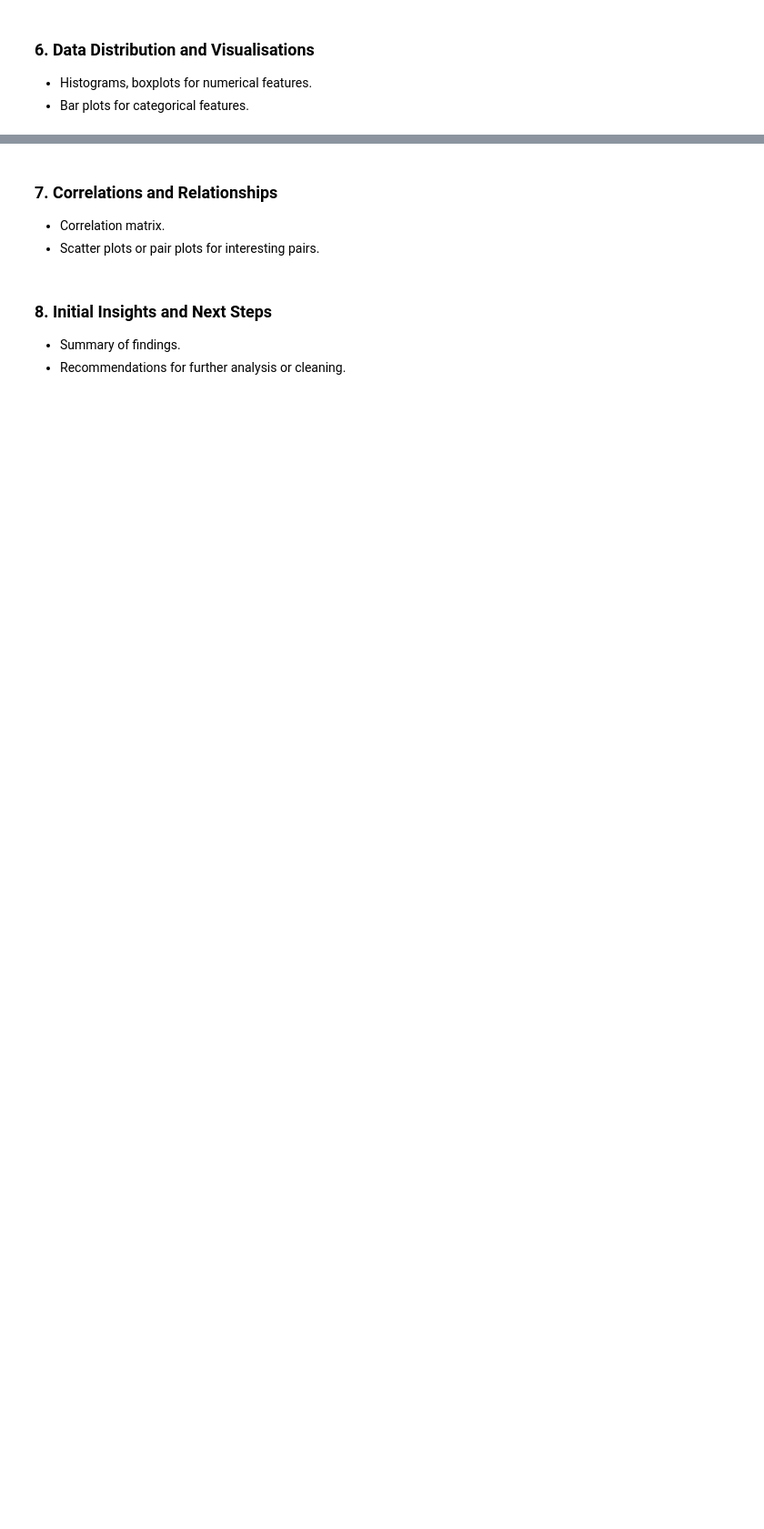
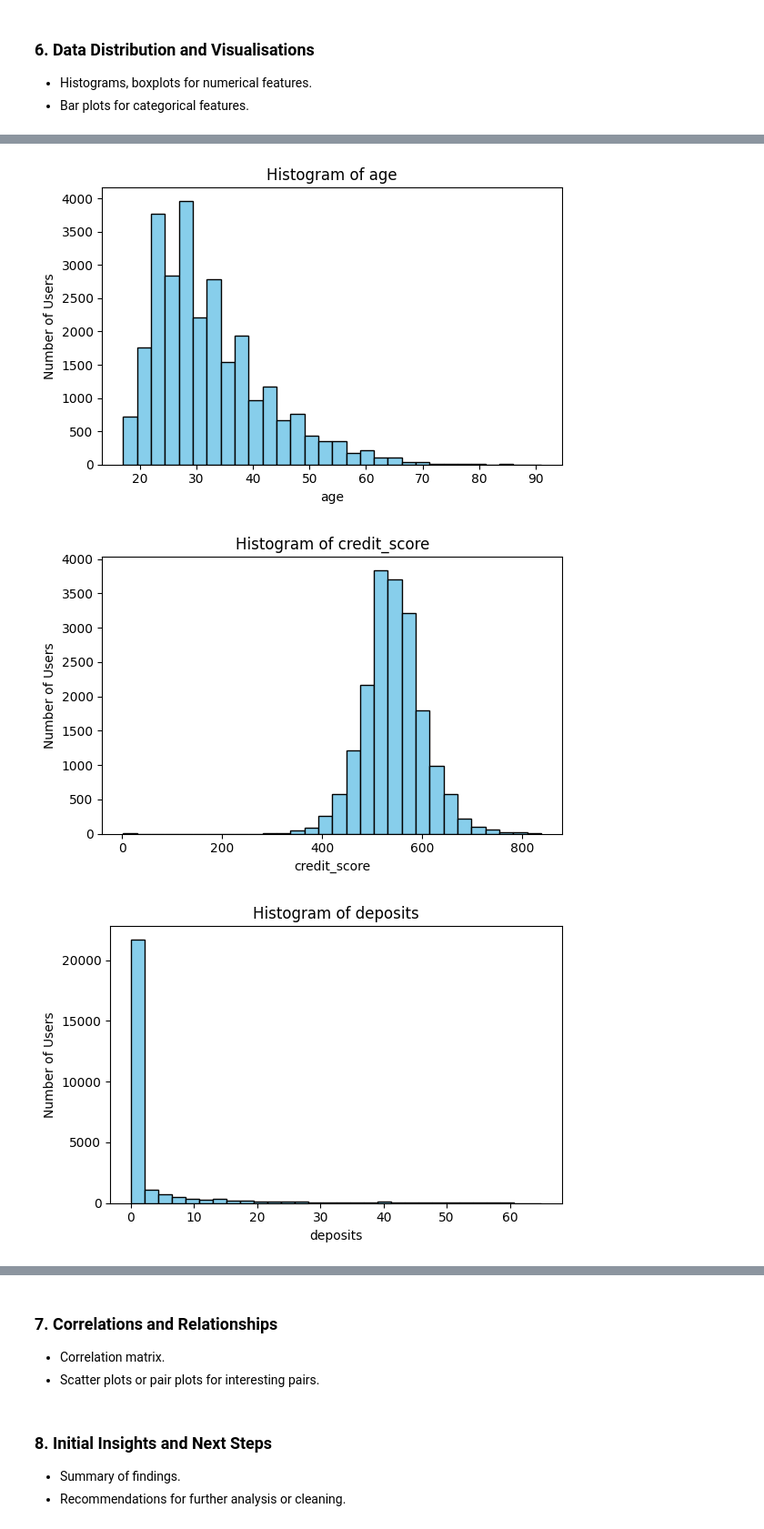
Before and after one commit to InsightsByIvy/FinTech-User-Analytics, a Jupyter notebook: Notebooks/01_initial_inspection.ipynb, the cells around one changed output, grey strips where cells are left out. Shown at 91% size. Cells and saved outputs as stored; diff of their text form; code cells hidden in the pictures; blank space fills up the shorter version.

Commit message:
Add few visuals to explore dataset

```diff
--- a/Notebooks/01_initial_inspection.ipynb
+++ b/Notebooks/01_initial_inspection.ipynb
@@ -115,0 +211,18 @@ freq     13860        12716        2424
+# %%
+# Manually define the numerical columns you want to visualize
+hist_cols = ['age', 'credit_score', 'deposits', 'withdrawal', 'rewards_earned', 'reward_rate']
+
+# Plot histograms for each column
+for col in hist_cols:
+    if col in df.columns:
+        plt.figure(figsize=(6, 4))
+        plt.hist(df[col].dropna(), bins=30, color='skyblue', edgecolor='black')
+        plt.title(f'Histogram of {col}')
+        plt.xlabel(col)
+        plt.ylabel('Number of Users')
+        plt.tight_layout()
+        plt.show()
+# %% [output]
+[figure, added]
+[figure, added]
+[figure, added]
```
Also changed, not shown: parts of 14 cells of this notebook.
